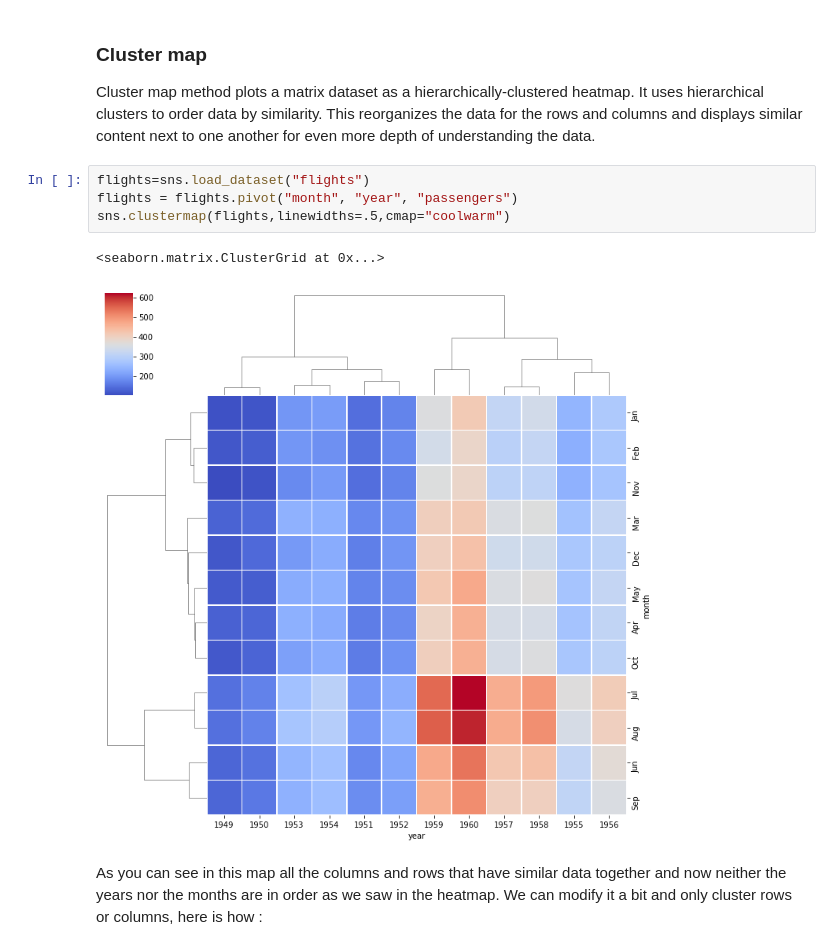
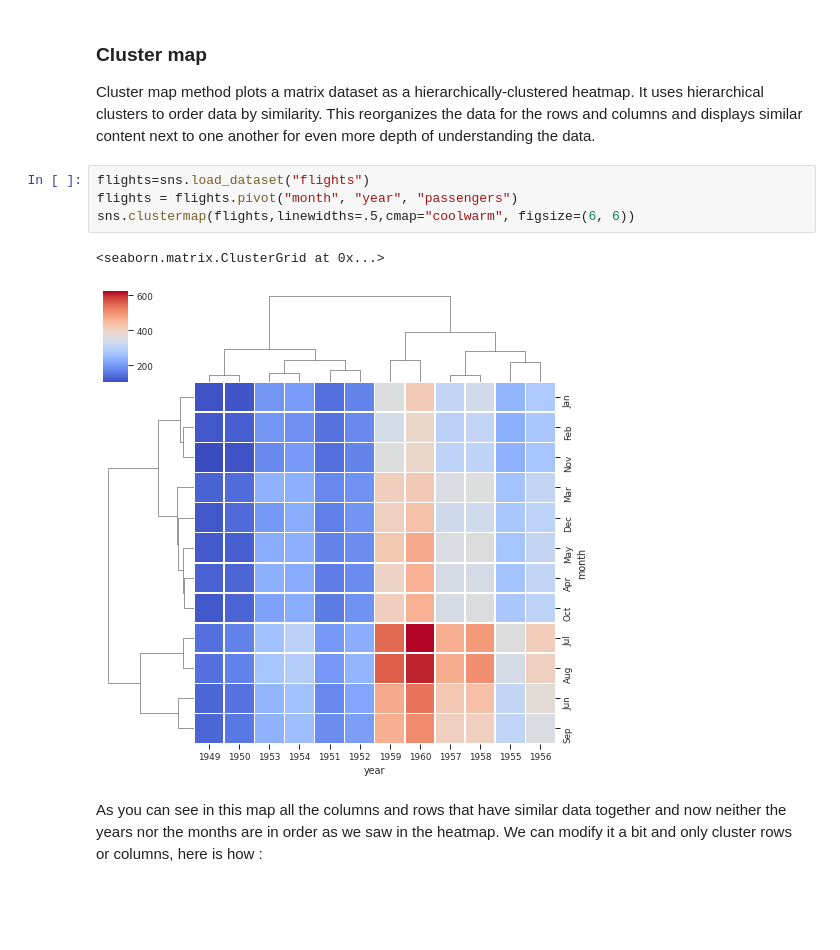
Before and after one commit to bionetslab/python-intro, a Jupyter notebook: visualization_with_seaborn.ipynb, the cells around one changed output. Cells and saved outputs as stored; diff of their text form; blank space fills up the shorter version.

```diff
--- a/visualization_with_seaborn.ipynb
+++ b/visualization_with_seaborn.ipynb
@@ -431,10 +420,10 @@ Cluster map method plots a matrix dataset as a hierarchically-clustered heatmap.
 # %%
 flights=sns.load_dataset("flights")
 flights = flights.pivot("month", "year", "passengers")
-sns.clustermap(flights,linewidths=.5,cmap="coolwarm")
+sns.clustermap(flights,linewidths=.5,cmap="coolwarm", figsize=(6, 6))
 # %% [output]
 <seaborn.matrix.ClusterGrid at 0x...>
-[figure, old version]
+[figure, new version]
 # %% [markdown]
 As you can see in this map all the columns and rows that have similar data together and now neither the years nor the months are in order as we saw in the heatmap. We can modify it a bit and only cluster rows or columns, here is how :
 # %%
```
Also changed, not shown: parts of 23 cells of this notebook.
